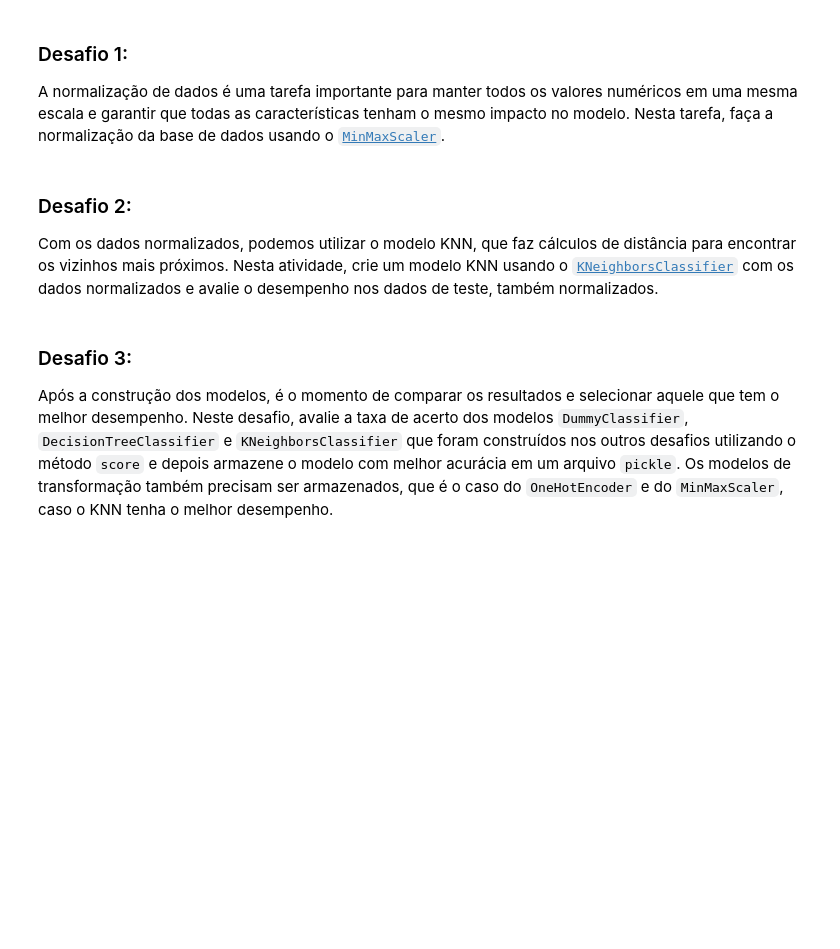
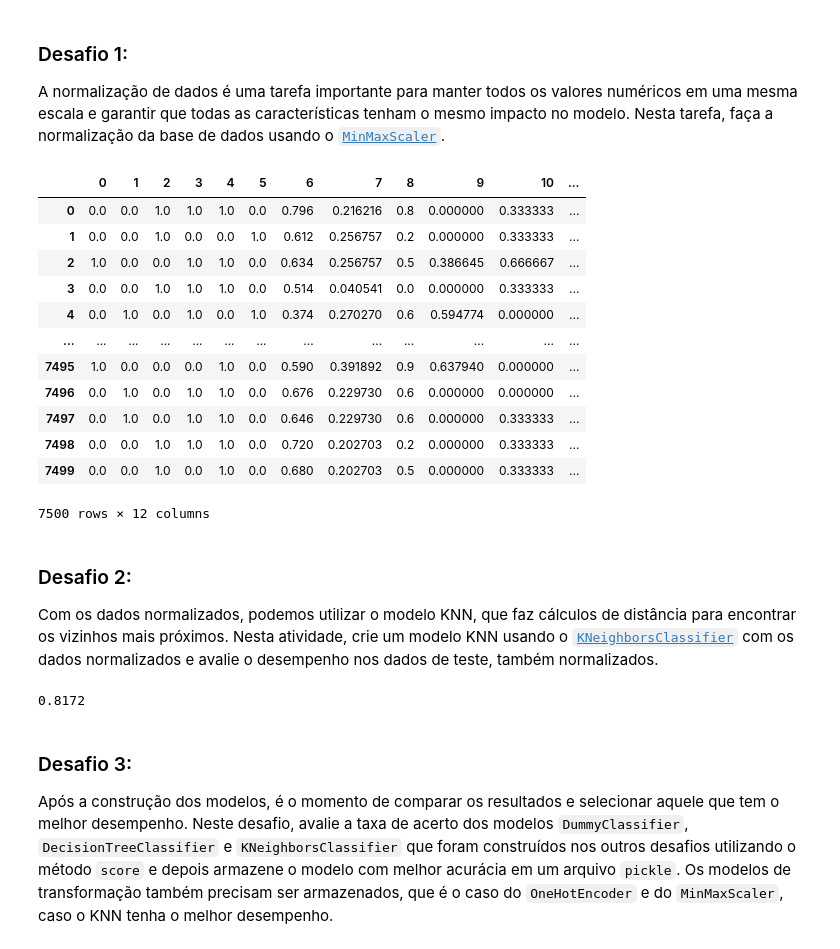
Before and after one commit to GuilhermePereiraRamalho/Machine-Learning, a Jupyter notebook: Classificação de dados/desafio.ipynb, the cells around one changed output. Drawn from its saved outputs; the diff is of its cells as text; code cells hidden in the pictures; blank space fills up the shorter version.

```diff
--- a/Classificação de dados/desafio.ipynb
+++ b/Classificação de dados/desafio.ipynb
@@ -226,10 +226,39 @@ plot_tree(tree, filled=True, class_names=["nao", "sim"], fontsize=5);
 ### Desafio 1:
 
 A normalização de dados é uma tarefa importante para manter todos os valores numéricos em uma mesma escala e garantir que todas as características tenham o mesmo impacto no modelo. Nesta tarefa, faça a normalização da base de dados usando o [`MinMaxScaler`](https://scikit-learn.org/stable/modules/generated/sklearn.preprocessing.MinMaxScaler.html).
+# %%
+from sklearn.preprocessing import MinMaxScaler
+
+normalizacao = MinMaxScaler()
+x_train_normalizado = normalizacao.fit_transform(x_train)
+pd.DataFrame(x_train_normalizado)
+# %% [output]
+|  | 0 | 1 | 2 | 3 | 4 | 5 | 6 | 7 | 8 | 9 | 10 | ... |
+| 0 | 0.0 | 0.0 | 1.0 | 1.0 | 1.0 | 0.0 | 0.796 | 0.216216 | 0.8 | 0.000000 | 0.333333 | ... |
+| 1 | 0.0 | 0.0 | 1.0 | 0.0 | 0.0 | 1.0 | 0.612 | 0.256757 | 0.2 | 0.000000 | 0.333333 | ... |
+| 2 | 1.0 | 0.0 | 0.0 | 1.0 | 1.0 | 0.0 | 0.634 | 0.256757 | 0.5 | 0.386645 | 0.666667 | ... |
+| 3 | 0.0 | 0.0 | 1.0 | 1.0 | 1.0 | 0.0 | 0.514 | 0.040541 | 0.0 | 0.000000 | 0.333333 | ... |
+| 4 | 0.0 | 1.0 | 0.0 | 1.0 | 0.0 | 1.0 | 0.374 | 0.270270 | 0.6 | 0.594774 | 0.000000 | ... |
+| ... | ... | ... | ... | ... | ... | ... | ... | ... | ... | ... | ... | ... |
+| 7495 | 1.0 | 0.0 | 0.0 | 0.0 | 1.0 | 0.0 | 0.590 | 0.391892 | 0.9 | 0.637940 | 0.000000 | ... |
+| 7496 | 0.0 | 1.0 | 0.0 | 1.0 | 1.0 | 0.0 | 0.676 | 0.229730 | 0.6 | 0.000000 | 0.000000 | ... |
+| 7497 | 0.0 | 1.0 | 0.0 | 1.0 | 1.0 | 0.0 | 0.646 | 0.229730 | 0.6 | 0.000000 | 0.333333 | ... |
+| 7498 | 0.0 | 0.0 | 1.0 | 1.0 | 1.0 | 0.0 | 0.720 | 0.202703 | 0.2 | 0.000000 | 0.333333 | ... |
+| 7499 | 0.0 | 0.0 | 1.0 | 0.0 | 1.0 | 0.0 | 0.680 | 0.202703 | 0.5 | 0.000000 | 0.333333 | ... |
+7500 rows × 12 columns
 # %% [markdown]
 ### Desafio 2:
 
 Com os dados normalizados, podemos utilizar o modelo KNN, que faz cálculos de distância para encontrar os vizinhos mais próximos. Nesta atividade, crie um modelo KNN usando o [`KNeighborsClassifier`](https://scikit-learn.org/stable/modules/generated/sklearn.neighbors.KNeighborsClassifier.html) com os dados normalizados e avalie o desempenho nos dados de teste, também normalizados.
+# %%
+from sklearn.neighbors import KNeighborsClassifier
+
+knn = KNeighborsClassifier()
+knn.fit(x_train_normalizado, y_train)
+x_test_normalizado = normalizacao.transform(x_test)
+knn.score(x_test_normalizado, y_test)
+# %% [output]
+0.8172
 # %% [markdown]
 ### Desafio 3:
 
```
Also changed, not shown: parts of 6 cells of this notebook, 3 other files.
